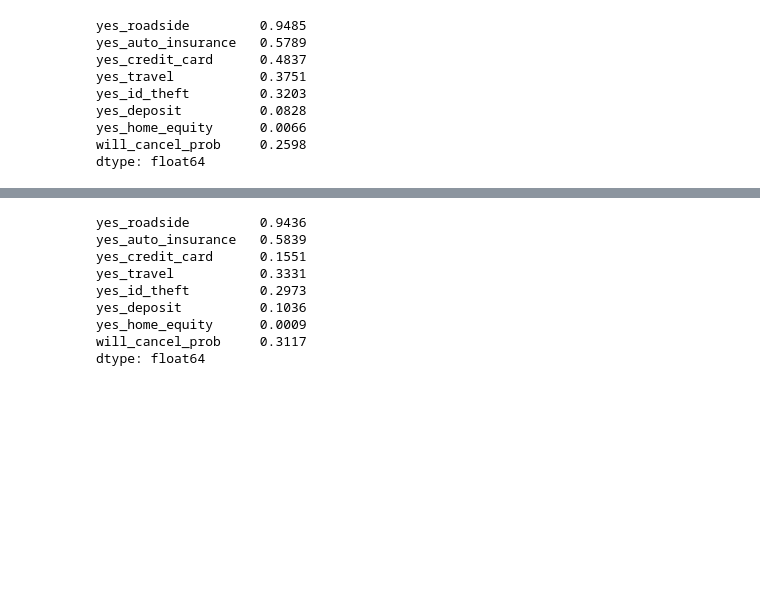
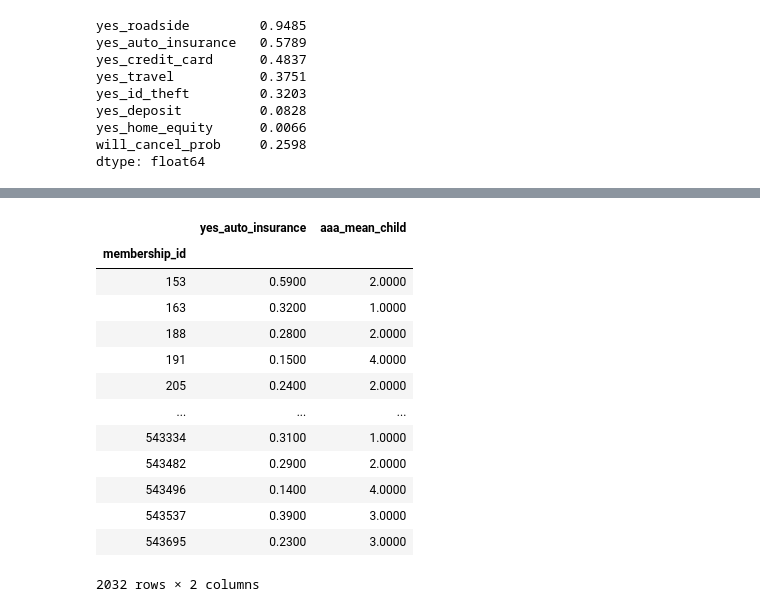
Before and after one commit to ruben-rosa/PDAIML, a Jupyter notebook: Capstone AAA - Cluster.ipynb, the cells around one changed output, grey strips where cells are left out. Cells and saved outputs as stored; diff of their text form; code cells hidden in the pictures; blank space fills up the shorter version.

```diff
--- a/Capstone AAA - Cluster.ipynb
+++ b/Capstone AAA - Cluster.ipynb
@@ -735,20 +1110,23 @@ dtype: float64
+# %%
+df_use
+# %% [output]
+|  | yes_auto_insurance | aaa_mean_child |
+| membership_id |  |  |
+| 153 | 0.5900 | 2.0000 |
+| 163 | 0.3200 | 1.0000 |
+| 188 | 0.2800 | 2.0000 |
+| 191 | 0.1500 | 4.0000 |
+| 205 | 0.2400 | 2.0000 |
+| ... | ... | ... |
+| 543334 | 0.3100 | 1.0000 |
+| 543482 | 0.2900 | 2.0000 |
+| 543496 | 0.1400 | 4.0000 |
+| 543537 | 0.3900 | 3.0000 |
+| 543695 | 0.2300 | 3.0000 |
+2032 rows × 2 columns
 # %%
-df_use = pd.DataFrame(df_household, columns=['yes_roadside','yes_auto_insurance','yes_credit_card', 'yes_travel',
-                                            'yes_id_theft', 'yes_deposit', 'yes_home_equity', 'will_cancel_prob'
-                                           ])
+df_use = pd.DataFrame(df_household, columns=['yes_auto_insurance','will_cancel_prob','member_status', col])
+df_use = df_use[(df_use.will_cancel_prob !=1)]
 df_use = df_use[(df_use.yes_auto_insurance !=1)]
-df_use = df_use[(df_use.will_cancel_prob !=1)]
-threshold = 0.5
-df_use = df_use[(df_use.yes_auto_insurance >= threshold)]
-df_use = df_use[(df_use.yes_credit_card != 1)]
-df_use.T.mean(axis=1)
+df_use = df_use[(df_use[col] !='UNKNOWN')]
+#df_use.drop('will_cancel_prob', axis=1, inplace=True)
-# %% [output]
-yes_roadside         0.9436
-yes_auto_insurance   0.5839
-yes_credit_card      0.1551
-yes_travel           0.3331
-yes_id_theft         0.2973
-yes_deposit          0.1036
-yes_home_equity      0.0009
-will_cancel_prob     0.3117
-dtype: float64
```
Also changed, not shown: parts of 7 cells of this notebook, 1 other file.
